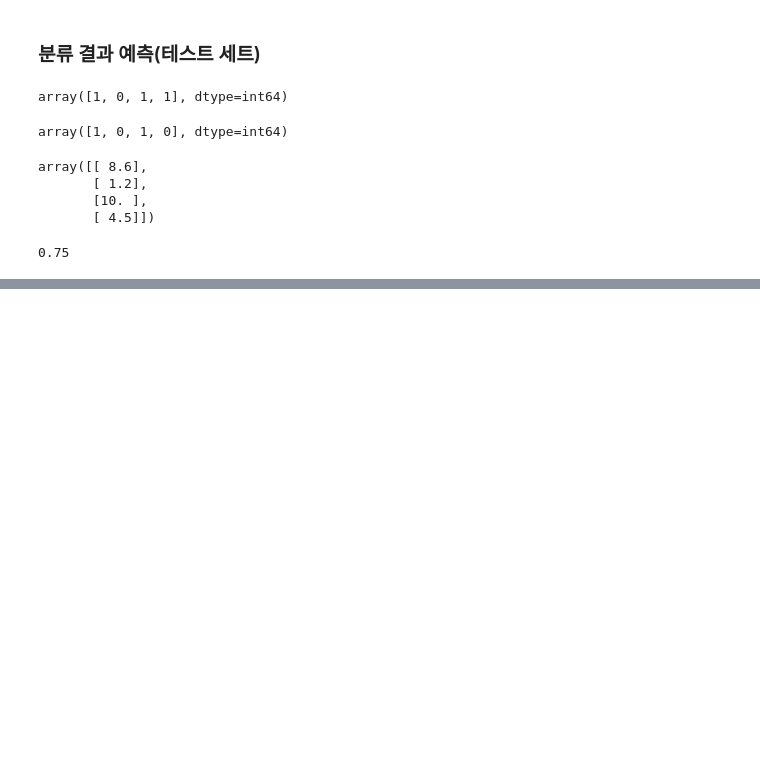
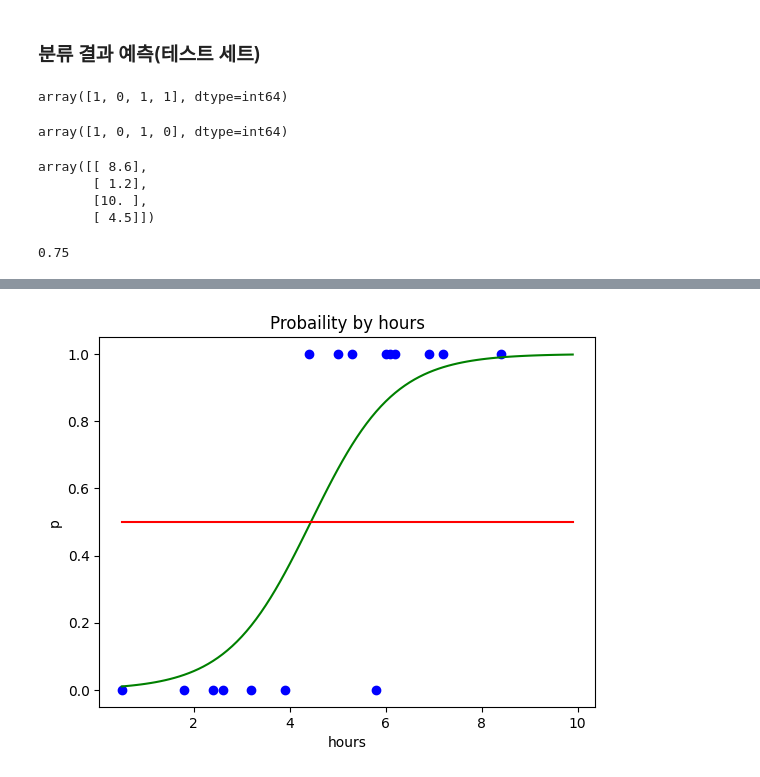
Before and after one commit to koreanbulbasaur/nadocoding_study, a Jupyter notebook: PythonMLWorkspace/ScikitLearn/04_Logistic_Regression.ipynb, the cells around one changed output, grey strips where cells are left out. Saved outputs shown, nothing was run; the diff lists cells and outputs as text; code cells hidden in the pictures; blank space fills up the shorter version.

```diff
--- a/PythonMLWorkspace/ScikitLearn/04_Logistic_Regression.ipynb
+++ b/PythonMLWorkspace/ScikitLearn/04_Logistic_Regression.ipynb
@@ -73,0 +137,10 @@ classifier.score(X_test, y_test) # 모델 평가
+# %%
+plt.scatter(X_train, y_train, color='blue')
+plt.plot(X_range, p, color='green')
+plt.plot(X_range, np.full(len(X_range), 0.5), color='red') # X_range 개수 만큼 0.5 로 가득찬 배열 만들기
+plt.title('Probaility by hours')
+plt.xlabel('hours')
+plt.ylabel('p')
+plt.show()
+# %% [output]
+[figure, added]
```
Also changed, not shown: parts of 11 cells of this notebook.
